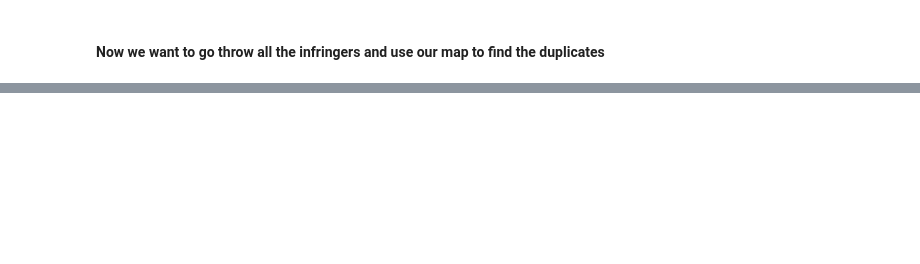
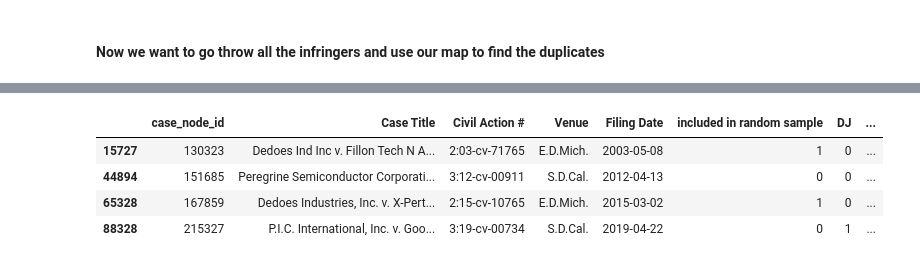
Before and after one commit to stanislav-a/hna_patents, a Jupyter notebook: notebooks/cleaning.ipynb, the cells around one changed output, grey strips where cells are left out. Saved outputs shown, nothing was run; the diff lists cells and outputs as text; code cells hidden in the pictures; blank space fills up the shorter version.

```diff
--- a/notebooks/cleaning.ipynb
+++ b/notebooks/cleaning.ipynb
@@ -337,0 +442,8 @@ Number of unique keys: 18
+# %%
+def make_aliases(infringers, rm_list_, to_key_map) -> list[str]:
+    # clean infringers with rm_list
+    infringers_ = [infringer for infringer in infringers if infringer not in rm_list_]
+    # try to find aliases for each infringer
+    return [to_key_map.get(infringer, infringer) for infringer in infringers_]
+
+asserters['i_aliases'] = asserters['Alleged Infringer'].apply(lambda x: make_aliases(x, rm_list, alleged_infringers_to_key_map))
@@ -337,0 +482,9 @@ Number of unique keys: 18
+# %%
+# check if "Patent Asserter" has DOES in its name
+asserters[asserters['Patent Asserter'].str.contains('DOES', case=False)]
+# %% [output]
+|  | case_node_id | Case Title | Civil Action # | Venue | Filing Date | included in random sample | DJ | ... |
+| 15727 | 130323 | Dedoes Ind Inc v. Fillon Tech N A... | 2:03-cv-71765 | E.D.Mich. | 2003-05-08 | 1 | 0 | ... |
+| 44894 | 151685 | Peregrine Semiconductor Corporati... | 3:12-cv-00911 | S.D.Cal. | 2012-04-13 | 0 | 0 | ... |
+| 65328 | 167859 | Dedoes Industries, Inc. v. X-Pert... | 2:15-cv-10765 | E.D.Mich. | 2015-03-02 | 1 | 0 | ... |
+| 88328 | 215327 | P.I.C. International, Inc. v. Goo... | 3:19-cv-00734 | S.D.Cal. | 2019-04-22 | 0 | 1 | ... |
```
Also changed, not shown: parts of 17 cells of this notebook, 1 other file.
